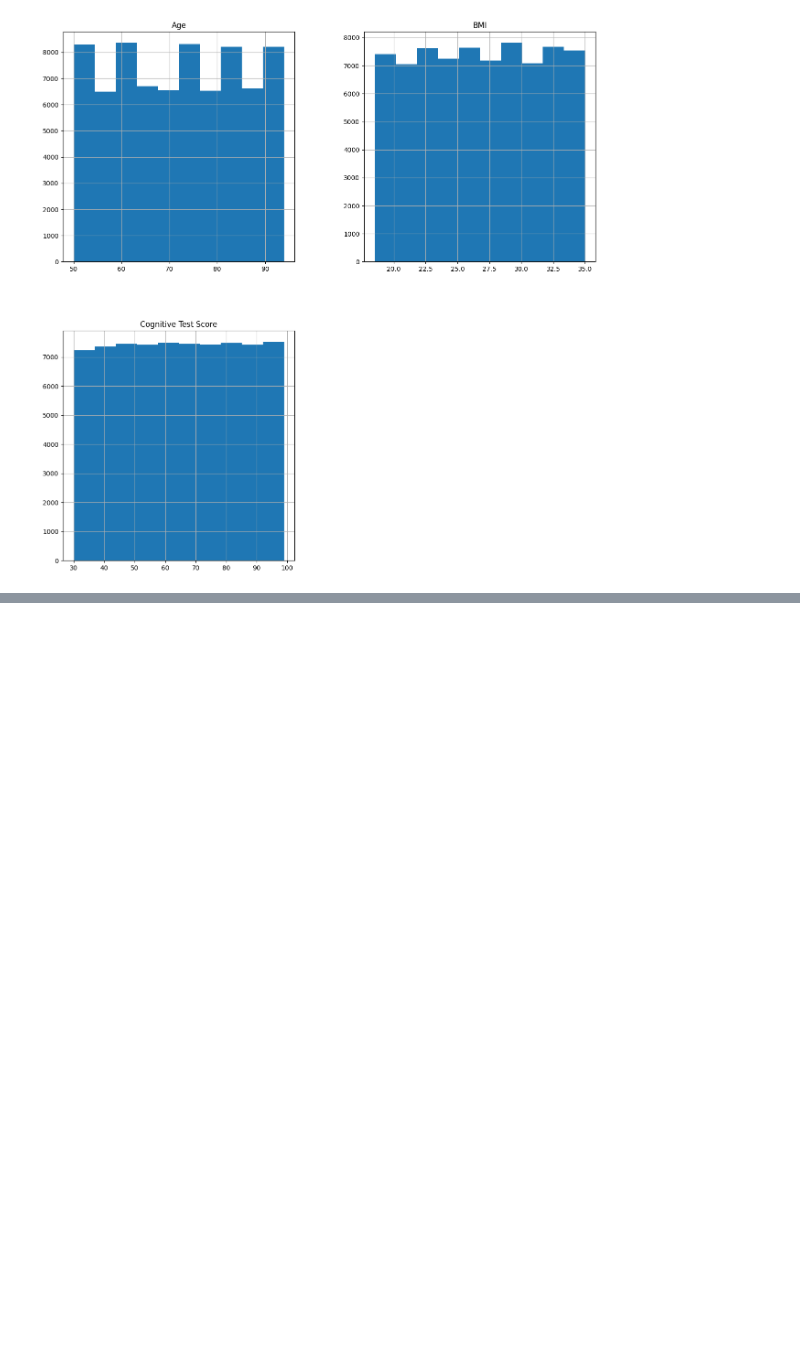
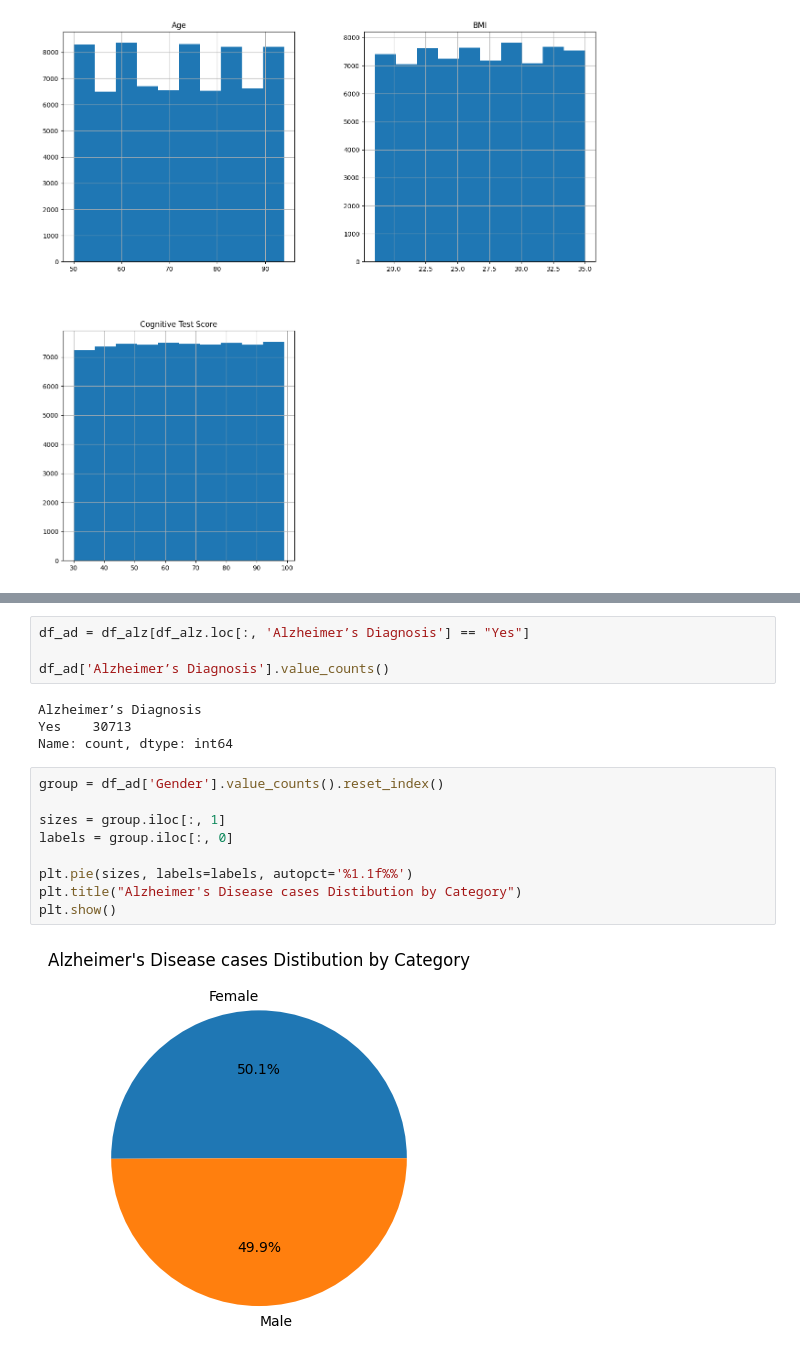
Before and after one commit to KryptoAT/Data-Analysis-Science-Projects, a Jupyter notebook: Exploratory_Data_Analysis/alzheimers_prediction.ipynb, the cells around one changed output, grey strips where cells are left out. Saved outputs shown, nothing was run; the diff lists cells and outputs as text; blank space fills up the shorter version.

```diff
--- a/Exploratory_Data_Analysis/alzheimers_prediction.ipynb
+++ b/Exploratory_Data_Analysis/alzheimers_prediction.ipynb
@@ -158,0 +161,19 @@ for i, cols in enumerate(columns, start=1):
+# %%
+df_ad = df_alz[df_alz.loc[:, 'Alzheimer’s Diagnosis'] == "Yes"]
+
+df_ad['Alzheimer’s Diagnosis'].value_counts()
+# %% [output]
+Alzheimer’s Diagnosis
+Yes    30713
+Name: count, dtype: int64
+# %%
+group = df_ad['Gender'].value_counts().reset_index()
+
+sizes = group.iloc[:, 1]
+labels = group.iloc[:, 0]
+
+plt.pie(sizes, labels=labels, autopct='%1.1f%%')
+plt.title("Alzheimer's Disease cases Distibution by Category")
+plt.show()
+# %% [output]
+[figure, added]
```
Also changed, not shown: parts of 42 cells of this notebook.
